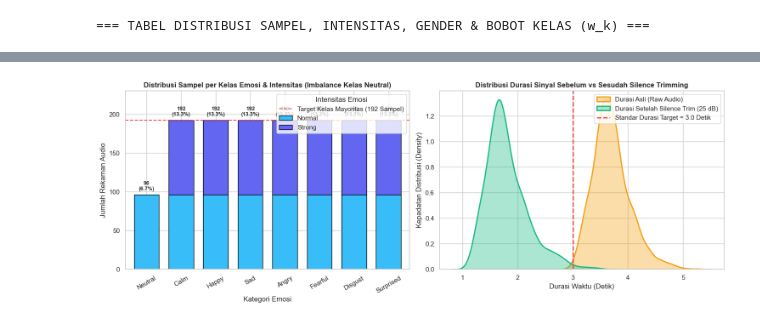
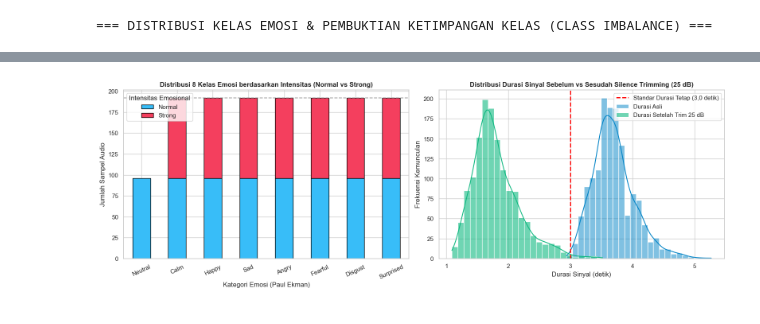
Before and after one commit to IlhamInsight/proyek_sain_data, a Jupyter notebook: src/project_akhir/2-data_understanding/1-data_understanding.ipynb, the cells around one changed output, grey strips where cells are left out. Saved outputs shown, nothing was run; the diff lists cells and outputs as text; code cells hidden in the pictures.

```diff
--- a/src/project_akhir/2-data_understanding/1-data_understanding.ipynb
+++ b/src/project_akhir/2-data_understanding/1-data_understanding.ipynb
@@ -311,60 +337,52 @@ display(audit_summary)
 # %%
-# Tabel distribusi per kelas emosi, intensitas, dan gender
+# hitung distribusi sampel per kelas emosi dan intensitas
 emotion_order = ['Neutral', 'Calm', 'Happy', 'Sad', 'Angry', 'Fearful', 'Disgust', 'Surprised']
 
-dist_table = df_full.groupby(['emotion_code', 'emotion']).agg(
-    Total_Sampel=('filename', 'count'),
-    Pria_Male=('gender', lambda x: (x == 'Male').sum()),
-    Wanita_Female=('gender', lambda x: (x == 'Female').sum()),
-    Intensitas_Normal=('intensity', lambda x: (x == 'Normal').sum()),
-    Intensitas_Strong=('intensity', lambda x: (x == 'Strong').sum()),
-    Durasi_Asli_Mean=('duration_sec', 'mean'),
-    Durasi_Trim_Mean=('trimmed_duration_sec', 'mean')
-).reset_index()
+dist_df = pd.crosstab(
+    df_full['emotion'], df_full['intensity'],
+    margins=True, margins_name='Total'
+).reindex(emotion_order + ['Total'])[['Normal', 'Strong', 'Total']]
 
-dist_table['Persentase (%)'] = (dist_table['Total_Sampel'] / len(df_full) * 100).round(2)
-dist_table[' Durasi_Asli_Mean'] = dist_table['Durasi_Asli_Mean'].round(2)
-dist_table['Durasi_Trim_Mean'] = dist_table['Durasi_Trim_Mean'].round(2)
+# hitung persentase terhadap total dataset
+dist_df['Persentase (%)'] = (dist_df['Total'] / len(df_full) * 100.0).round(2)
 
-# Hitung Inverse Class Weight sesuai rumus Business Understanding: w_k = N / (K * N_k)
+# hitung bobot penyeimbang kelas (inverse class weighting): w_k = N / (K * N_k)
 N_total = len(df_full)
 K_classes = 8
-dist_table['Bobot_Loss (w_k)'] = (N_total / (K_classes * dist_table['Total_Sampel'])).round(4)
+dist_df['Class Weight (w_k)'] = dist_df['Total'].apply(
+    lambda count: round(N_total / (K_classes * count), 4) if count > 0 and count < N_total else 1.0
+)
 
-print("=== TABEL DISTRIBUSI SAMPEL, INTENSITAS, GENDER & BOBOT KELAS (w_k) ===")
-display(dist_table[['emotion_code', 'emotion', 'Total_Sampel', 'Persentase (%)', 'Pria_Male', 'Wanita_Female', 'Intensitas_Normal', 'Intensitas_Strong', 'Bobot_Loss (w_k)']])
+print("=== DISTRIBUSI KELAS EMOSI & PEMBUKTIAN KETIMPANGAN KELAS (CLASS IMBALANCE) ===")
+display(dist_df)
 
-# Visualisasi Distribusi Kelas & Intensitas serta Distribusi Durasi Sebelum vs Sesudah Trimming
-fig, axes = plt.subplots(1, 2, figsize=(15, 5.5))
+# visualisasi distribusi kelas emosi dan perbandingan durasi audio
+fig, axes = plt.subplots(1, 2, figsize=(16, 5.5))
 
-# Plot 1: Stacked Bar Chart Emosi berdasarkan Intensitas (Normal vs Strong)
-intensity_pivot = df_full.pivot_table(index='emotion', columns='intensity', values='filename', aggfunc='count', fill_value=0).loc[emotion_order]
-intensity_pivot[['Normal', 'Strong']].plot(
-    kind='bar', stacked=True, ax=axes[0],
-    color=['#38bdf8', '#6366f1'], edgecolor='black', width=0.72
+# plot 1: distribusi sampel per kelas emosi berdasarkan intensitas
+emotion_intensity_df = pd.crosstab(df_full['emotion'], df_full['intensity']).loc[emotion_order]
+emotion_intensity_df.plot(
+    kind='bar', stacked=True, color=['#38bdf8', '#f43f5e'],
+    edgecolor='black', ax=axes[0]
 )
-axes[0].axhline(192, color='#ef4444', linestyle='--', linewidth=1.5, label='Target Kelas Mayoritas (192 Sampel)')
-axes[0].set_title('Distribusi Sampel per Kelas Emosi & Intensitas (Imbalance Kelas Neutral)')
-axes[0].set_xlabel('Kategori Emosi')
-axes[0].set_ylabel('Jumlah Rekaman Audio')
-axes[0].tick_params(axis='x', rotation=30)
-for idx, emo in enumerate(emotion_order):
-    total_val = intensity_pivot.loc[emo].sum()
-    axes[0].text(idx, total_val + 4, f"{total_val}\n({total_val/len(df_full)*100:.1f}%)", ha='center', va='bottom', fontsize=9, fontweight='bold')
-axes[0].set_ylim(0, 230)
-axes[0].legend(title='Intensitas Emosi', loc='upper right')
+axes[0].set_title('Distribusi 8 Kelas Emosi berdasarkan Intensitas (Normal vs Strong)')
+axes[0].set_xlabel('Kategori Emosi (Paul Ekman)')
+axes[0].set_ylabel('Jumlah Sampel Audio')
+axes[0].tick_params(axis='x', rotation=25)
+axes[0].legend(title='Intensitas Emosional')
+axes[0].axhline(y=192, color='gray', linestyle='--', alpha=0.7, label='Target Seimbang (192 sampel)')
 
-# Plot 2: Distribusi Durasi Rekaman Sebelum vs Sesudah Silence Trimming (25 dB)
-sns.kdeplot(df_full['duration_sec'], ax=axes[1], fill=True, color='#f59e0b', alpha=0.35, linewidth=2, label='Durasi Asli (Raw Audio)')
-sns.kdeplot(df_full['trimmed_duration_sec'], ax=axes[1], fill=True, color='#10b981', alpha=0.35, linewidth=2, label='Durasi Setelah Silence Trim (25 dB)')
-axes[1].axvline(3.0, color='#ef4444', linestyle='--', linewidth=2, label='Standar Durasi Target = 3.0 Detik')
-axes[1].set_title('Distribusi Durasi Sinyal Sebelum vs Sesudah Silence Trimming')
-axes[1].set_xlabel('Durasi Waktu (Detik)')
-axes[1].set_ylabel('Kepadatan Distribusi (Density)')
-axes[1].legend(loc='upper right')
+# plot 2: histogram durasi rekaman sebelum vs sesudah silence trimming
+sns.histplot(df_full['duration_sec'], kde=True, color='#0284c7', label='Durasi Asli', bins=25, ax=axes[1], alpha=0.5)
+sns.histplot(df_full['trimmed_duration_sec'], kde=True, color='#10b981', label='Durasi Setelah Trim 25 dB', bins=25, ax=axes[1], alpha=0.6)
+axes[1].axvline(x=3.0, color='red', linestyle='--', linewidth=2, label='Standar Durasi Tetap (3,0 detik)')
+axes[1].set_title('Distribusi Durasi Sinyal Sebelum vs Sesudah Silence Trimming (25 dB)')
+axes[1].set_xlabel('Durasi Sinyal (detik)')
+axes[1].set_ylabel('Frekuensi Kemunculan')
+axes[1].legend()
 
 plt.tight_layout()
 plt.savefig(os.path.join(OUTPUT_IMAGE_DIR, 'distribusi_kelas_dan_durasi.png'), dpi=150, bbox_inches='tight')
 plt.show()
 # %% [output]
-=== TABEL DISTRIBUSI SAMPEL, INTENSITAS, GENDER & BOBOT KELAS (w_k) ===
+=== DISTRIBUSI KELAS EMOSI & PEMBUKTIAN KETIMPANGAN KELAS (CLASS IMBALANCE) ===
@@ -380,4 +400,4 @@ plt.show()
-[figure, old version]
+[figure, new version]
 # %% [markdown]
 ---
 ## 2.4 Verifikasi Distribusi Sampel per Aktor & Keseimbangan Gender
```
Also changed, not shown: parts of 17 cells of this notebook, 55 other files.
